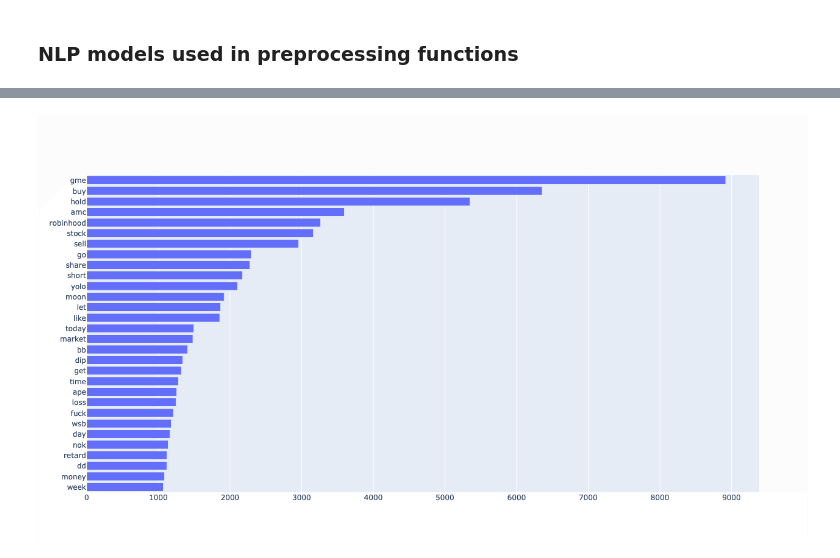
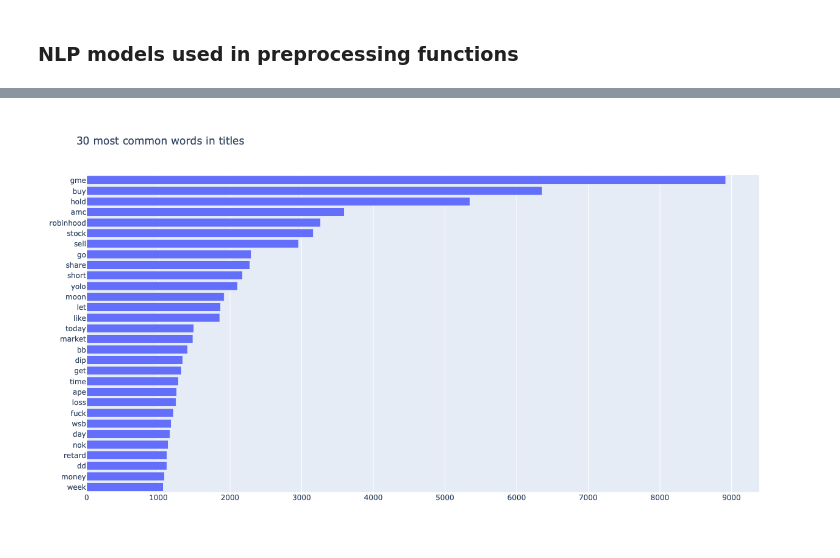
Before and after one commit to nightmare224/WallStreetBetsXStock, a Jupyter notebook: word_frequency.ipynb, the cells around one changed output, grey strips where cells are left out. Saved outputs shown, nothing was run; the diff lists cells and outputs as text; code cells hidden in the pictures.

```diff
--- a/word_frequency.ipynb
+++ b/word_frequency.ipynb
@@ -84,6 +84,7 @@ def remove_stop_words(text):
 def remove_punctuations(text):
     text = re.sub(r"!|\"|#|\$|%|&|'|\(|\)|\*|\+|,|-|\/|:|;|<|=|>|\?|\[|\||\]|\^|_|`|{|\||}|~|\\|“|”|‘|’", "", text)
     text = re.sub(r"([^0-9])\.+([^0-9])?|([^0-9])?\.+([^0-9])", "\\1\\2", text)
+    text = re.sub(r"\.{2,}", "", text)
     text = re.sub(r"@", " ", text)
     return text
 # %% [markdown]
@@ -153,19 +154,20 @@ titles_freqs.reverse()
 # %%
 fig = go.Figure()
 fig.add_trace(go.Bar(
     x=titles_freqs,
     y=titles_words,
     orientation='h'
 ))
 fig.update_layout(
+    title_text=f"{number} most common words in titles",
     autosize=False,
     width=700,
     height=700,
 )
 fig.show()
 # %% [output]
 [interactive output not drawn]
-[figure, old version]
+[figure, new version]
 # %%
 bodys_counter = Counter()
 
```
Also changed, not shown: parts of 2 cells of this notebook.
